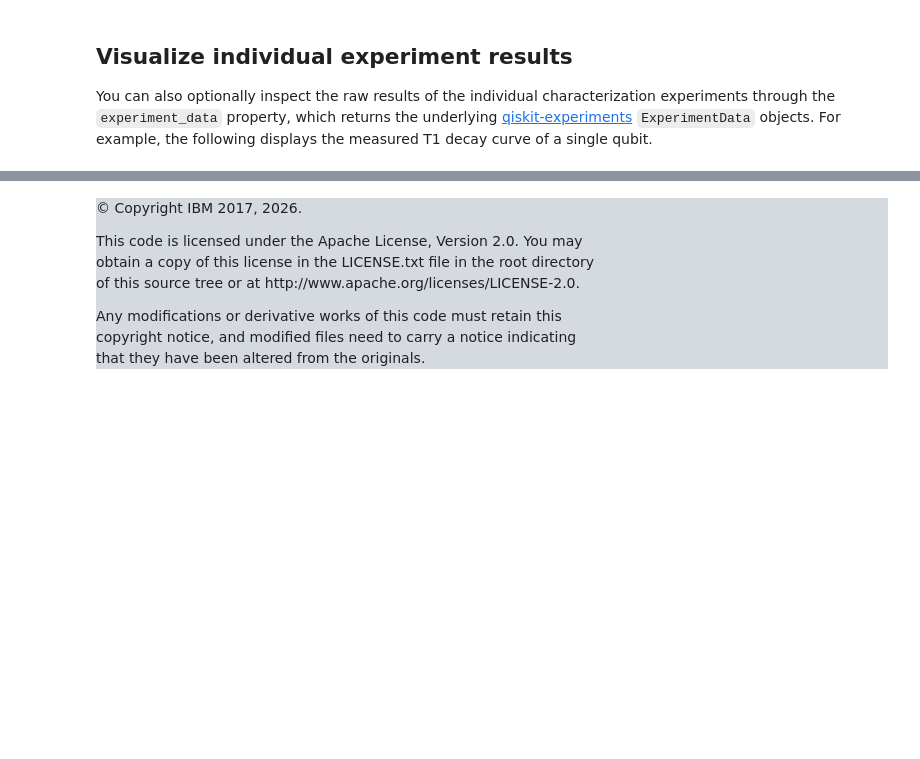
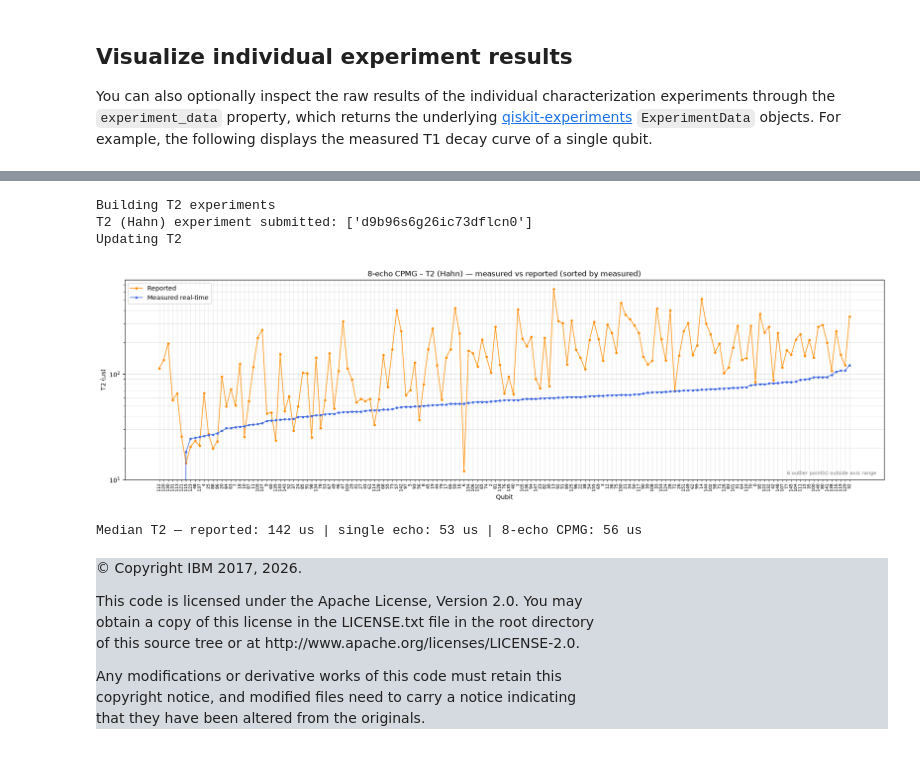
Before and after one commit to qiskit-community/qiskit-device-benchmarking, a Jupyter notebook: notebooks/refresh_backend_properties.ipynb, the cells around one changed output, grey strips where cells are left out. Cells and saved outputs as stored; diff of their text form; code cells hidden in the pictures; blank space fills up the shorter version.

```diff
--- a/notebooks/refresh_backend_properties.ipynb
+++ b/notebooks/refresh_backend_properties.ipynb
@@ -162,3 +168,30 @@ t1_data.figure(0)
+# %%
+# Run a T2-only characterization using a CPMG-style train of 8 echoes
+characterizer_dd = BackendCharacterization(backend)
+backend_updated_dd = characterizer_dd.run_and_update(experiments=['t2'], t2_num_echoes=8)
+# %% [output]
+Building T2 experiments
+T2 (Hahn) experiment submitted: ['d9b96s6g26ic73dflcn0']
+Updating T2
+# %%
+import numpy as np
+
+# Compare the multi-echo T2 against the backend-reported values
+plot_characterization_comparison(
+    old_props=backend.properties().to_dict(),
+    new_props=backend_updated_dd.properties().to_dict(),
+    plots=['t2'],
+    title_prefix="8-echo CPMG",
+)
+
+# Compare medians across the reported values, the single-echo run, and the 8-echo run
+t2_reported = np.median([p["value"] for q in backend.properties().to_dict()["qubits"] for p in q if p["name"] == "T2"])
+t2_single = np.median(list(error_maps["t2_map"].values())) * 1e6
+t2_dd = np.median(list(characterizer_dd.analyze_results()["t2_map"].values())) * 1e6
+print(f"Median T2 — reported: {t2_reported:.0f} us | single echo: {t2_single:.0f} us | 8-echo CPMG: {t2_dd:.0f} us")
+# %% [output]
+[figure, added]
+Median T2 — reported: 142 us | single echo: 53 us | 8-echo CPMG: 56 us
 # %%
 import datetime
 from IPython.display import HTML, display
```
Also changed, not shown: parts of 8 cells of this notebook, 1 other file.
